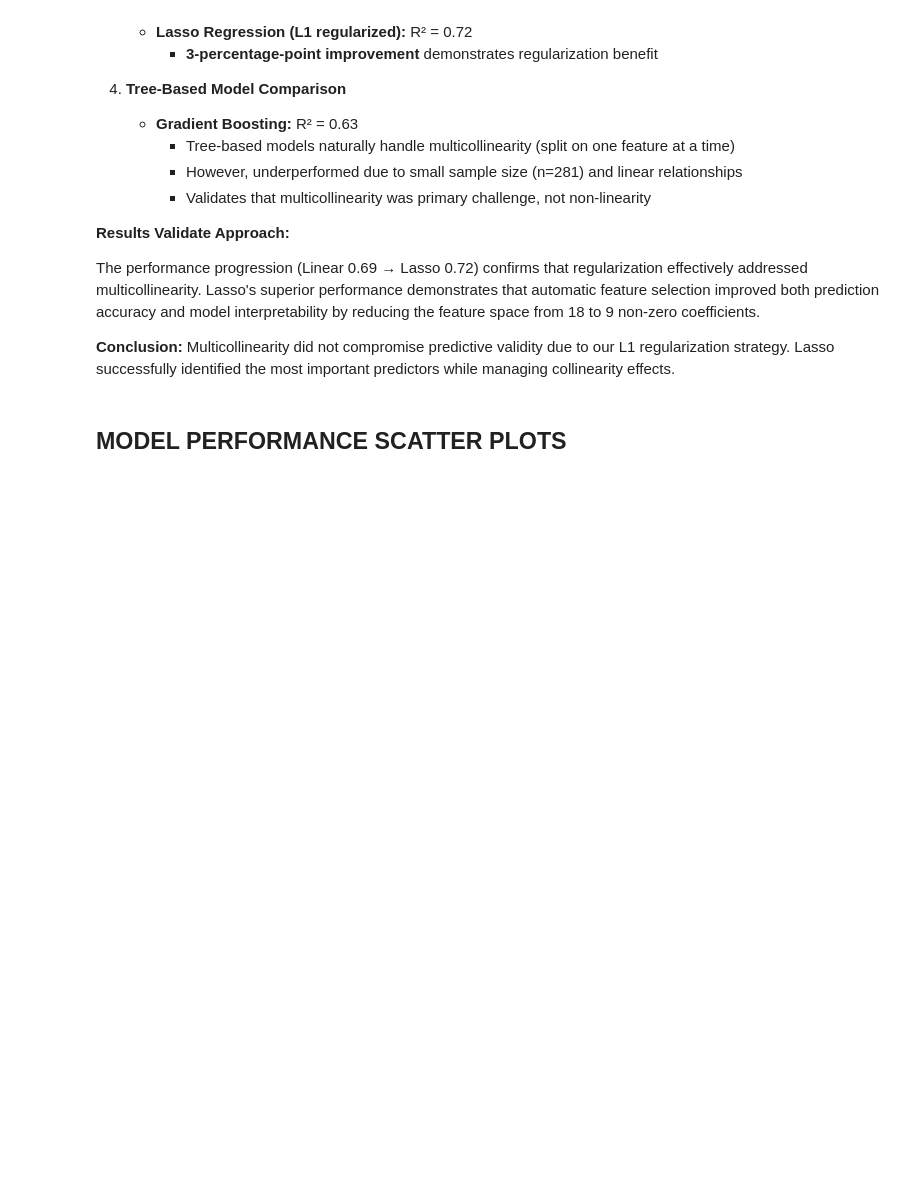
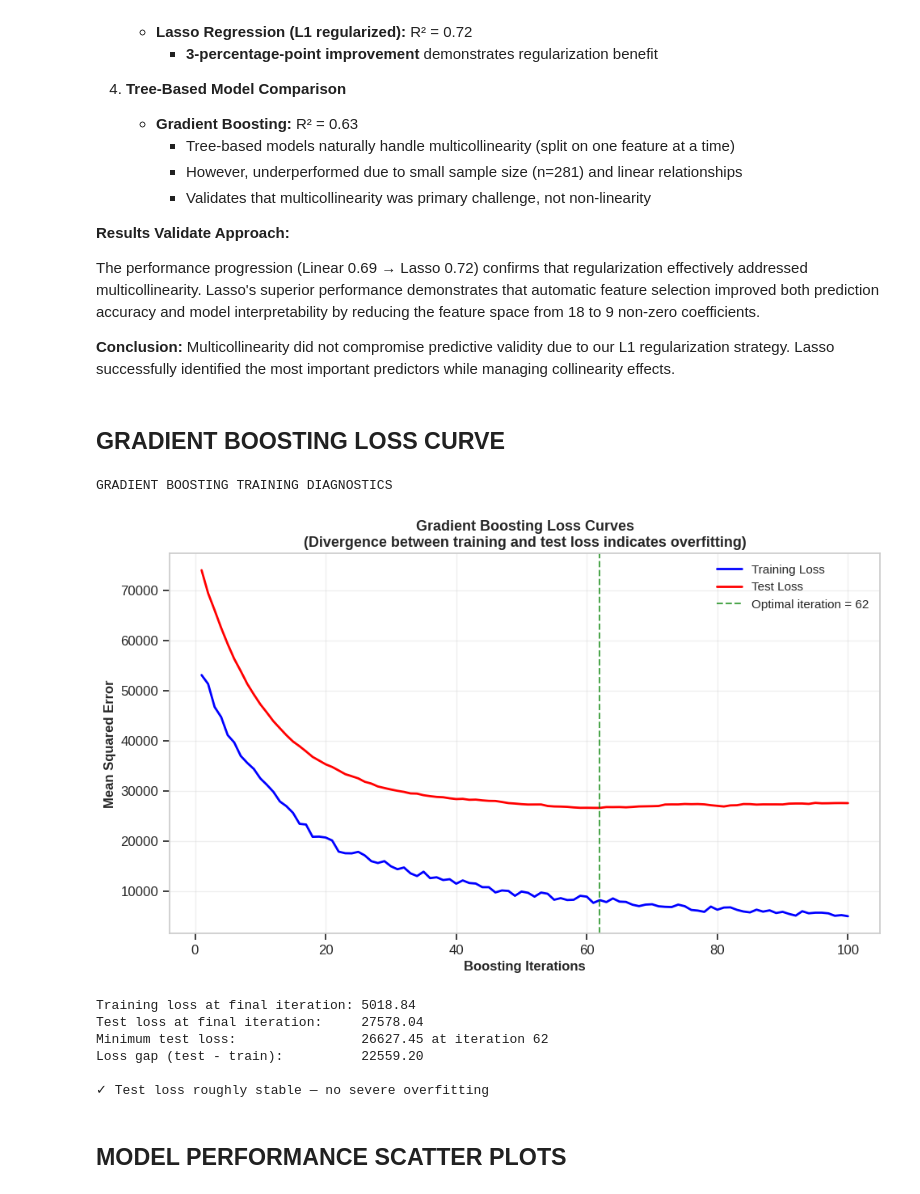
Before and after one commit to IfeakanduBenedict/pediatric-pneumonia-ml-england, a Jupyter notebook: Pediatric_Pneumonia_Analysis.ipynb, the cells around one changed output. Drawn from its saved outputs; the diff is of its cells as text; code cells hidden in the pictures; blank space fills up the shorter version.

```diff
--- a/Pediatric_Pneumonia_Analysis.ipynb
+++ b/Pediatric_Pneumonia_Analysis.ipynb
@@ -1505,6 +1533,61 @@ Current model performance values:
 The performance progression (Linear 0.69 → Lasso 0.72) confirms that regularization effectively addressed multicollinearity. Lasso's superior performance demonstrates that automatic feature selection improved both prediction accuracy and model interpretability by reducing the feature space from 18 to 9 non-zero coefficients.
 
 **Conclusion:** Multicollinearity did not compromise predictive validity due to our L1 regularization strategy. Lasso successfully identified the most important predictors while managing collinearity effects.
+# %% [markdown]
+## **GRADIENT BOOSTING LOSS CURVE**
+# %%
+# GRADIENT BOOSTING LOSS CURVES — Diagnose under/overfitting
+print("GRADIENT BOOSTING TRAINING DIAGNOSTICS")
+
+from sklearn.metrics import mean_squared_error
+
+# Compute test loss at every boosting stage
+test_score = np.zeros(gb_model.n_estimators)
+for i, y_pred_stage in enumerate(gb_model.staged_predict(X_test)):
+    test_score[i] = mean_squared_error(y_test, y_pred_stage)
+
+# Training loss is stored automatically by sklearn
+train_score = gb_model.train_score_
+
+# Plot
+fig, ax = plt.subplots(figsize=(10, 6))
+iterations = np.arange(gb_model.n_estimators) + 1
+ax.plot(iterations, train_score, 'b-', linewidth=2, label='Training Loss')
+ax.plot(iterations, test_score, 'r-', linewidth=2, label='Test Loss')
+
+# Mark the minimum test loss point
+best_iter = np.argmin(test_score) + 1
+ax.axvline(x=best_iter, color='green', linestyle='--', alpha=0.7,
+           label=f'Optimal iteration = {best_iter}')
+
+ax.set_xlabel('Boosting Iterations', fontsize=12, fontweight='bold')
+ax.set_ylabel('Mean Squared Error', fontsize=12, fontweight='bold')
+ax.set_title('Gradient Boosting Loss Curves\n(Divergence between training and test loss indicates overfitting)',
+             fontsize=13, fontweight='bold')
+ax.legend(fontsize=11, loc='upper right')
+ax.grid(True, alpha=0.3)
+plt.tight_layout()
+plt.savefig('fig_gb_loss_curves.png', dpi=150, bbox_inches='tight')
+plt.show()
+
+print(f"\nTraining loss at final iteration: {train_score[-1]:.2f}")
+print(f"Test loss at final iteration:     {test_score[-1]:.2f}")
+print(f"Minimum test loss:                {test_score.min():.2f} at iteration {best_iter}")
+print(f"Loss gap (test - train):          {test_score[-1] - train_score[-1]:.2f}")
+
+if test_score[-1] > test_score.min() * 1.05:
+    print("\n⚠ Test loss increases beyond optimal point — clear overfitting signature")
+else:
+    print("\n✓ Test loss roughly stable — no severe overfitting")
+# %% [output]
+GRADIENT BOOSTING TRAINING DIAGNOSTICS
+[figure, added]
+Training loss at final iteration: 5018.84
+Test loss at final iteration:     27578.04
+Minimum test loss:                26627.45 at iteration 62
+Loss gap (test - train):          22559.20
+
+✓ Test loss roughly stable — no severe overfitting
 # %% [markdown]
 ## **MODEL PERFORMANCE SCATTER PLOTS**
 # %%
```
Also changed, not shown: parts of 3 cells of this notebook.
